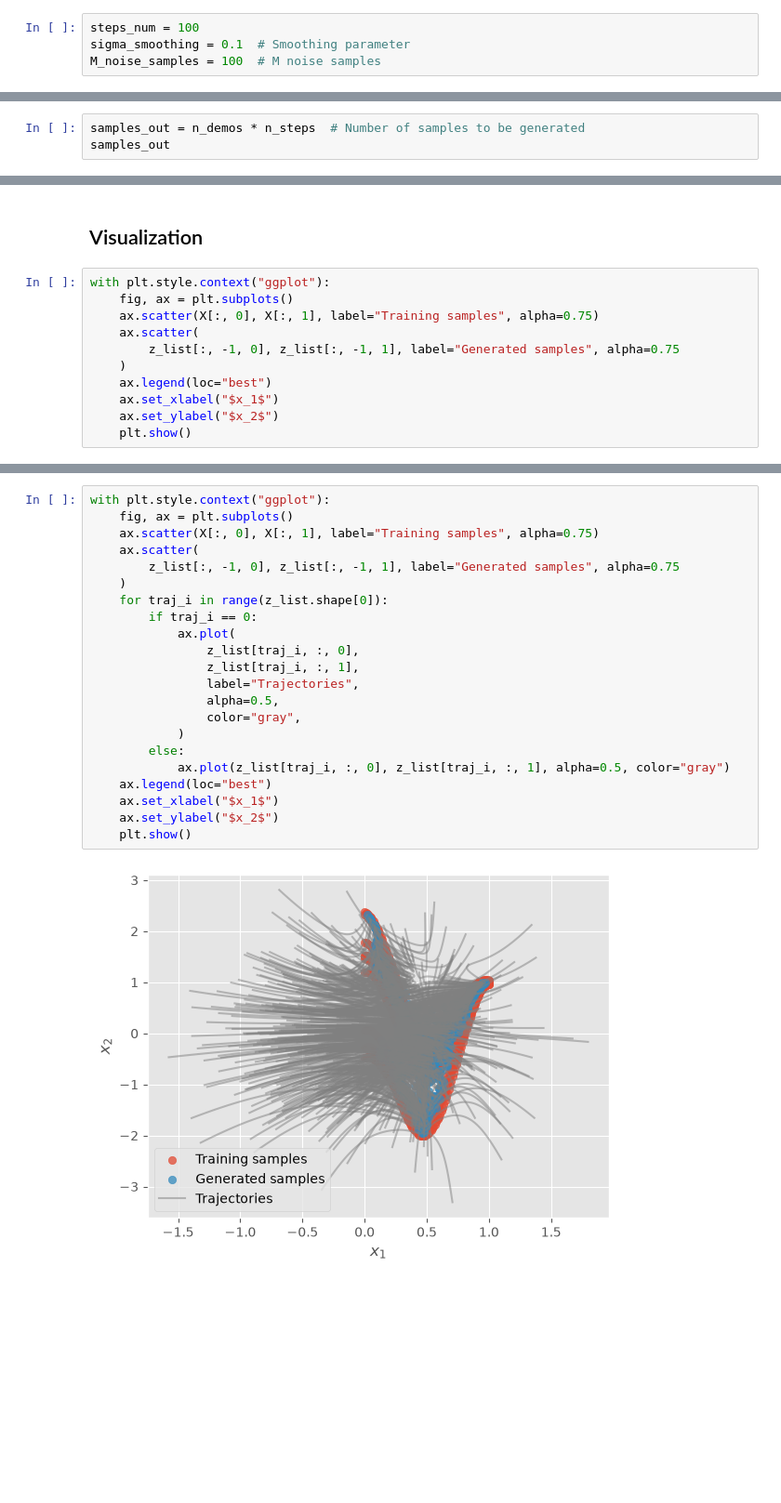
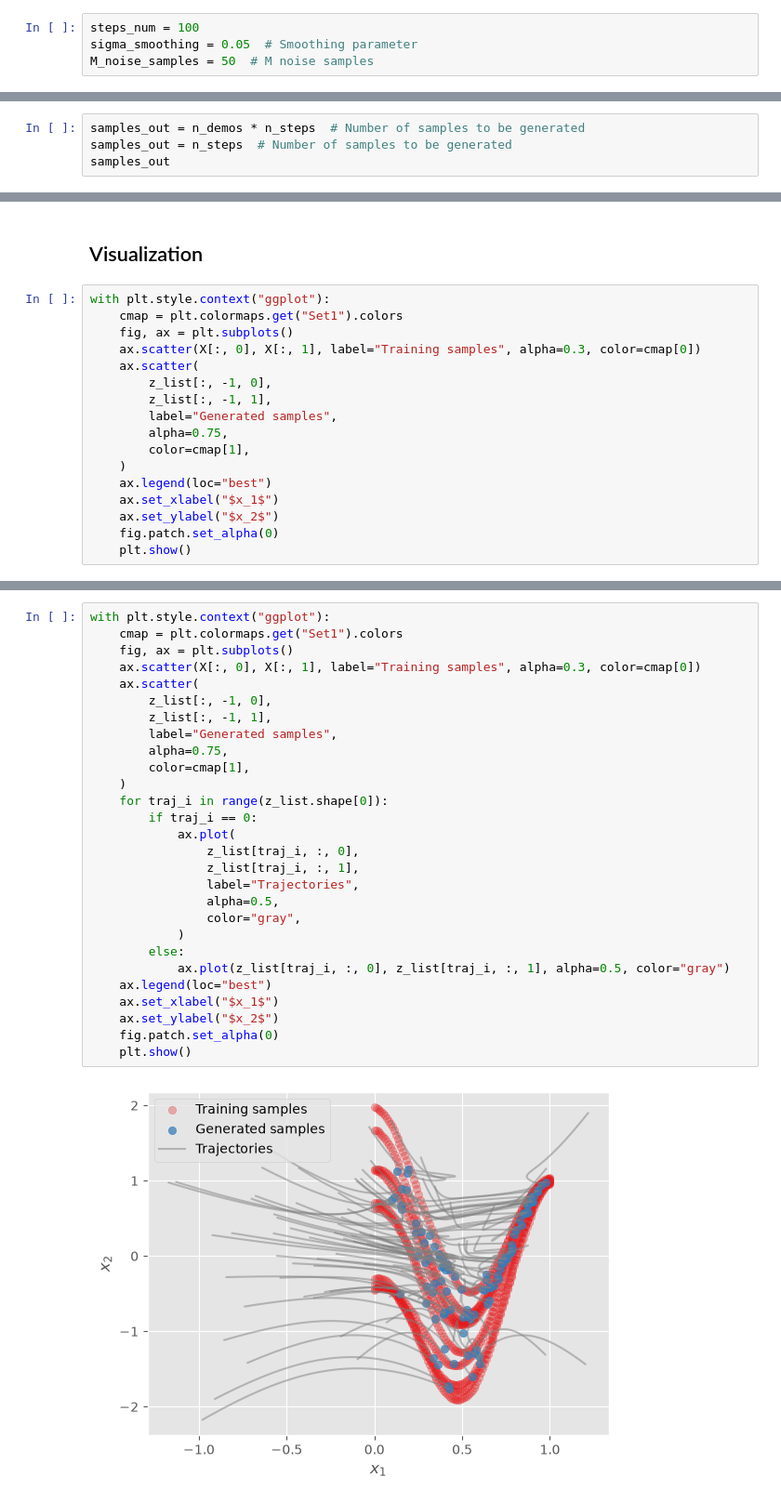
Before and after one commit to kir0ul/CFDMs, a Jupyter notebook: notebooks/toy-traj-1D.ipynb, the cells around one changed output, grey strips where cells are left out. Shown at 93% size. Cells and saved outputs as stored; diff of their text form; blank space fills up the shorter version.

```diff
--- a/notebooks/toy-traj-1D.ipynb
+++ b/notebooks/toy-traj-1D.ipynb
@@ -18,8 +15,8 @@ The autoreload extension is already loaded. To reload it, use:
 ### Hyperparameters
 # %%
 steps_num = 100
-sigma_smoothing = 0.1  # Smoothing parameter
-M_noise_samples = 100  # M noise samples
+sigma_smoothing = 0.05  # Smoothing parameter
+M_noise_samples = 50  # M noise samples
 # %% [markdown]
 ## Data
 # %%
@@ -41,5 +38,6 @@ X = np.hstack([np.tile(T, n_demos)[:, np.newaxis], Y.reshape((n_demos * n_steps,
 ## Model
 # %%
 samples_out = n_demos * n_steps  # Number of samples to be generated
+samples_out = n_steps  # Number of samples to be generated
 samples_out
 # %% [output]
@@ -56,13 +54,19 @@ z_list.shape
 ## Visualization
 # %%
 with plt.style.context("ggplot"):
+    cmap = plt.colormaps.get("Set1").colors
     fig, ax = plt.subplots()
-    ax.scatter(X[:, 0], X[:, 1], label="Training samples", alpha=0.75)
+    ax.scatter(X[:, 0], X[:, 1], label="Training samples", alpha=0.3, color=cmap[0])
     ax.scatter(
-        z_list[:, -1, 0], z_list[:, -1, 1], label="Generated samples", alpha=0.75
+        z_list[:, -1, 0],
+        z_list[:, -1, 1],
+        label="Generated samples",
+        alpha=0.75,
+        color=cmap[1],
     )
     ax.legend(loc="best")
     ax.set_xlabel("$x_1$")
     ax.set_ylabel("$x_2$")
+    fig.patch.set_alpha(0)
     plt.show()
 # %% [output]
@@ -70,24 +74,30 @@ with plt.style.context("ggplot"):
 # %%
 with plt.style.context("ggplot"):
+    cmap = plt.colormaps.get("Set1").colors
     fig, ax = plt.subplots()
-    ax.scatter(X[:, 0], X[:, 1], label="Training samples", alpha=0.75)
+    ax.scatter(X[:, 0], X[:, 1], label="Training samples", alpha=0.3, color=cmap[0])
     ax.scatter(
-        z_list[:, -1, 0], z_list[:, -1, 1], label="Generated samples", alpha=0.75
+        z_list[:, -1, 0],
+        z_list[:, -1, 1],
+        label="Generated samples",
+        alpha=0.75,
+        color=cmap[1],
     )
     for traj_i in range(z_list.shape[0]):
         if traj_i == 0:
             ax.plot(
                 z_list[traj_i, :, 0],
                 z_list[traj_i, :, 1],
                 label="Trajectories",
                 alpha=0.5,
                 color="gray",
             )
         else:
             ax.plot(z_list[traj_i, :, 0], z_list[traj_i, :, 1], alpha=0.5, color="gray")
     ax.legend(loc="best")
     ax.set_xlabel("$x_1$")
     ax.set_ylabel("$x_2$")
+    fig.patch.set_alpha(0)
     plt.show()
 # %% [output]
-[figure, old version]
+[figure, new version]
```
Also changed, not shown: parts of 5 cells of this notebook, 4 other files.
